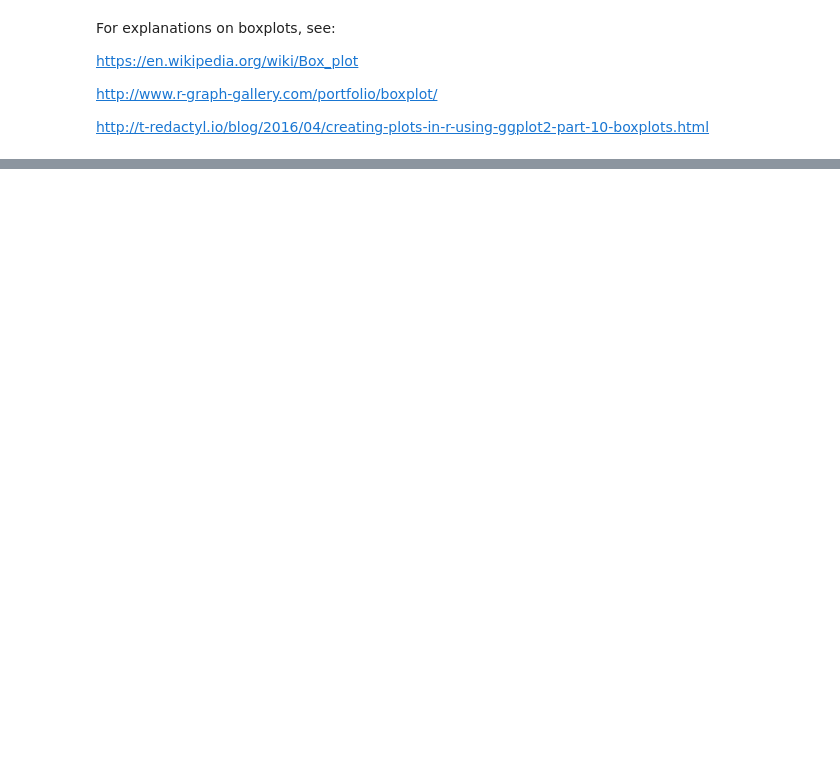
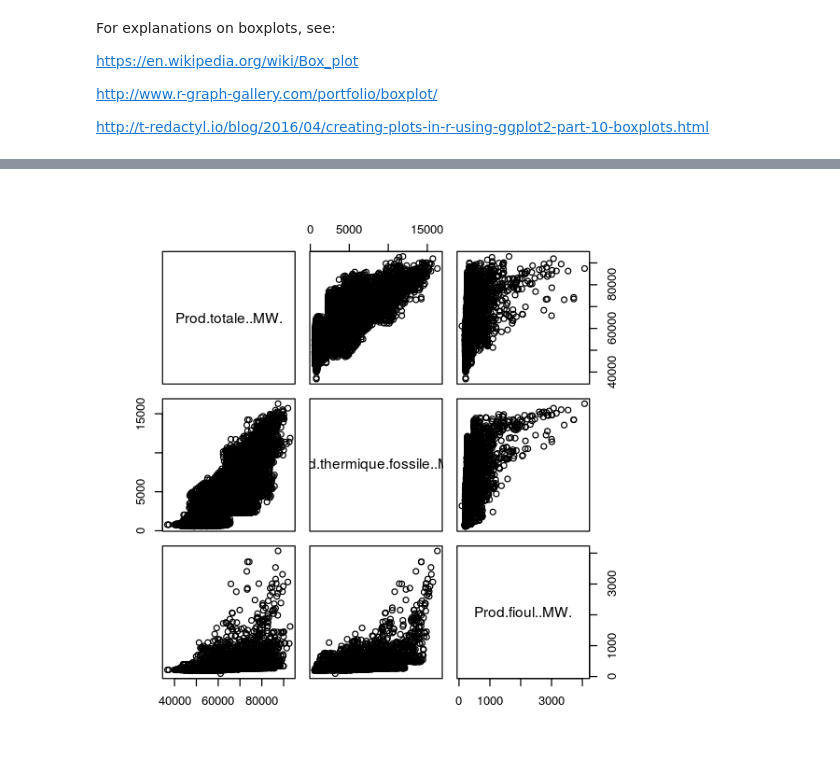
Before and after one commit to ebusato/jupyter_R, a Jupyter notebook: EnergyData.ipynb, the cells around one changed output, grey strips where cells are left out. Cells and saved outputs as stored; diff of their text form; code cells hidden in the pictures; blank space fills up the shorter version.

```diff
--- a/EnergyData.ipynb
+++ b/EnergyData.ipynb
@@ -32,4 +49,17 @@ ggplot(data=ds, aes(x=YearMonth, y=Prod.nucleaire..MW.))+
 [figure]
+# %%
+library(hexbin)
+library(lattice)
+ds = read.csv("cdc_prod_par_filiere.csv", sep = ";", nrow=10000)
+
+bin<-hexbin(ds$Prod.nucleaire..MW., ds$Prod.eolien..MW., xbins=50)
+
+options(repr.plot.width=5, repr.plot.height=5)
+#plot(bin)
+
+pairs(ds[c(4,5,6)])
+# %% [output]
+[figure, added]
 # %%
 library(ggplot2)
 library(scales)
```
Also changed, not shown: parts of 2 cells of this notebook, 1 other file.
